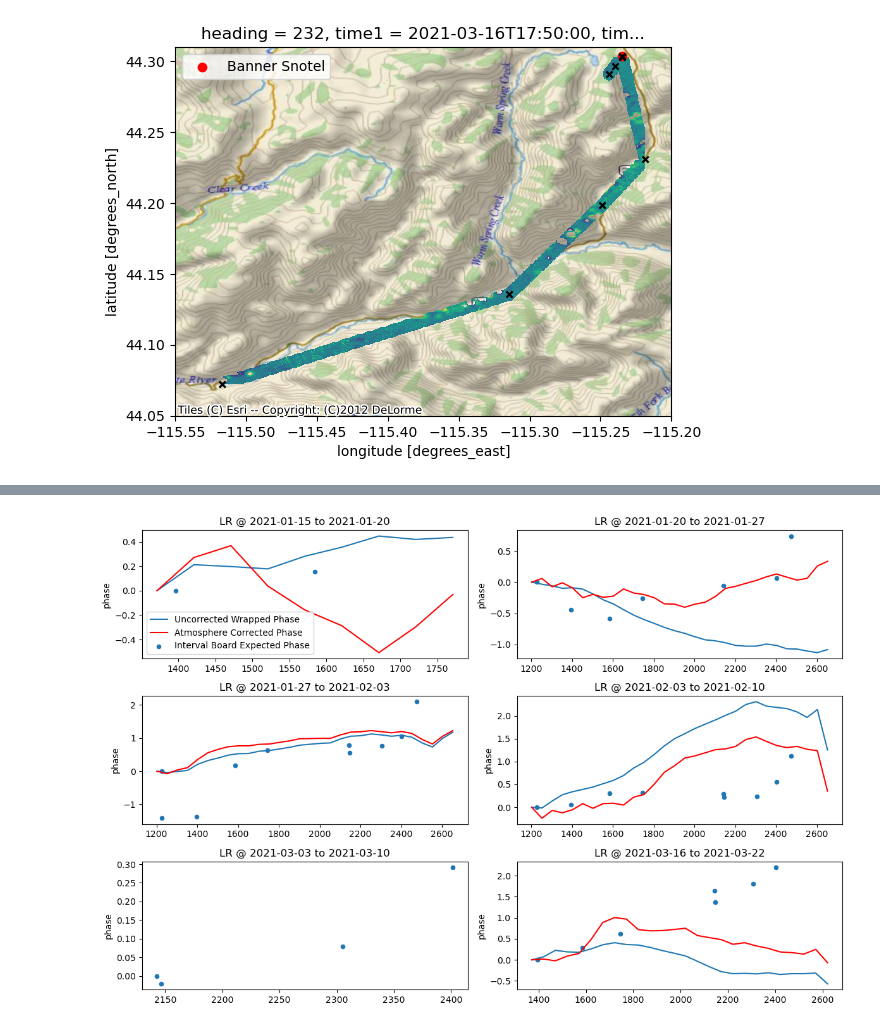
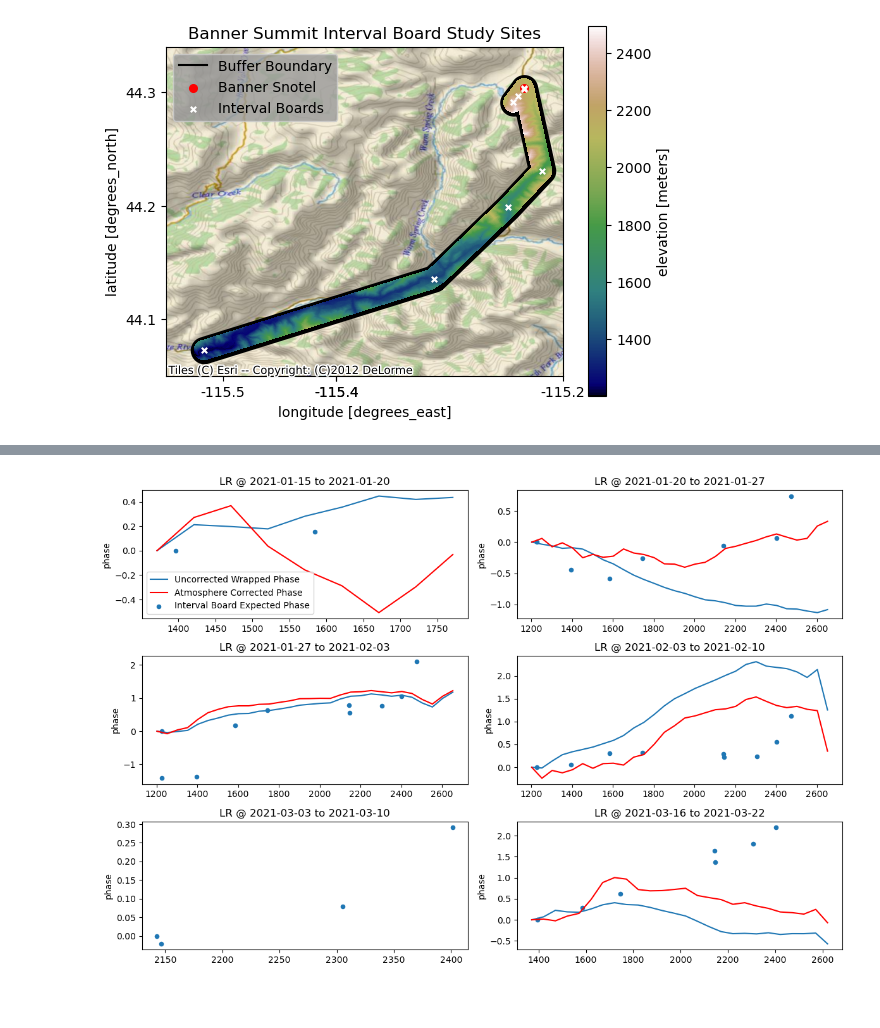
Before and after one commit to ZachHoppinen/uavsar-validation, a Jupyter notebook: src/compare/interval/main_interval.ipynb, the cells around one changed output, grey strips where cells are left out. Drawn from its saved outputs; the diff is of its cells as text; code cells hidden in the pictures; blank space fills up the shorter version.

Commit message:
interval map and model scatter plots

```diff
--- a/src/compare/interval/main_interval.ipynb
+++ b/src/compare/interval/main_interval.ipynb
@@ -16,6 +16,8 @@ from constants import tol
 ncs_dir = Path('/bsuhome/zacharykeskinen/scratch/data/uavsar/ncs')
 ds = xr.open_dataset(ncs_dir.joinpath('final_10_10.nc'))#.isel(x = slice(0, -1, 10), y = slice(0, -1, 10))
 
+ds = ds.where(ds['cor'] > 0.45)
+
 interval = pd.read_parquet('/bsuhome/zacharykeskinen/uavsar-validation/data/insitu/storm_boards.parq')
 interval = gpd.GeoDataFrame(interval, geometry = gpd.points_from_xy(interval.longitude, interval.latitude), crs="EPSG:4326")
 # %%
@@ -70,6 +71,0 @@ plt.ylim(-0.04, 0.07)
-# %%
-from shapely.geometry import LineString
-geom = []
-for g1, g2 in zip(flight_boards.geometry.iloc[:-1], flight_boards.geometry.iloc[1:]):
-    geom.append(LineString([g1, g2]))
-buffer= gpd.GeoDataFrame({'geometry':geom}).buffer(5*tol)
@@ -76,17 +172,25 @@ buffer= gpd.GeoDataFrame({'geometry':geom}).buffer(5*tol)
 # %%
 import contextily as ctx
 fig, ax = plt.subplots()
-ds_site['int_swe'].rio.clip(buffer.geometry.values, crs= 'EPSG:4326').plot(ax = ax, cmap = 'viridis', add_colorbar = False)
 
-x, y =insitu[insitu['site_name'] == 'Banner Snotel'].iloc[0].geometry.xy
-ax.scatter(x, y, label = 'Banner Snotel', color = 'red')
+gpd.GeoSeries(buffer.unary_union).plot(color = None, edgecolor='k', linewidth = 5, facecolor = None, ax = ax)
+plt.plot([0,0],[0,0], color = 'k', label = 'Buffer Boundary')
 
-flight_boards.plot(ax = ax, marker = 'x', color = 'black', markersize = 20)
+ds['dem'].rio.clip(buffer.geometry.values, crs= 'EPSG:4326').plot(ax = ax, cmap = 'gist_earth', add_colorbar = True)
+
+x, y = insitu[insitu['site_name'] == 'Banner Snotel'].iloc[0].geometry.xy
+ax.scatter(x, y, label = 'Banner Snotel', color = 'red', s = 30)
+
+flight_boards.plot(ax = ax, marker = 'x', color = 'white', markersize = 15, label = 'Interval Boards')
 
 ax.set_xlim(-115.55, -115.2)
-ax.set_ylim(44.05, 44.31)
-ax.legend()
+ax.set_ylim(44.05, 44.34)
+ax.set_xticks([-115.5, -115.4, -115.4, -115.2], ['-115.5', '-115.4', '-115.4', '-115.2'])
+ax.set_yticks([44.1, 44.2, 44.3], ['44.1', '44.2', '44.3'])
+
+ax.legend(loc = 'upper left', facecolor = '0.6')
 ctx.add_basemap(ax = ax, crs = 'EPSG:4326', source= ctx.providers.Esri.DeLorme, zoom = 11)
-plt.savefig('/bsuhome/zacharykeskinen/uavsar-validation/figures/interval/lowman_orographic_map.png')
+ax.set_title('Banner Summit Interval Board Study Sites')
+plt.savefig('/bsuhome/zacharykeskinen/uavsar-validation/figures/interval/lowman_orographic_map_v2.png')
 # %% [output]
-[figure, old version]
+[figure, new version]
```
Also changed, not shown: parts of 3 cells of this notebook, 10 other files.
